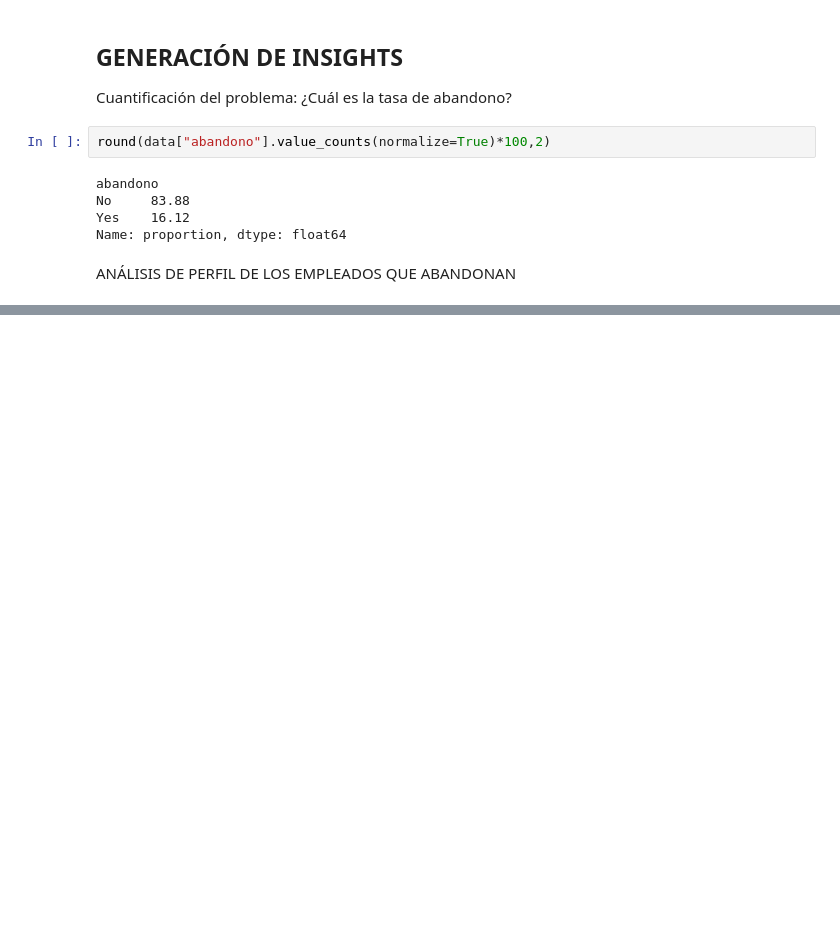
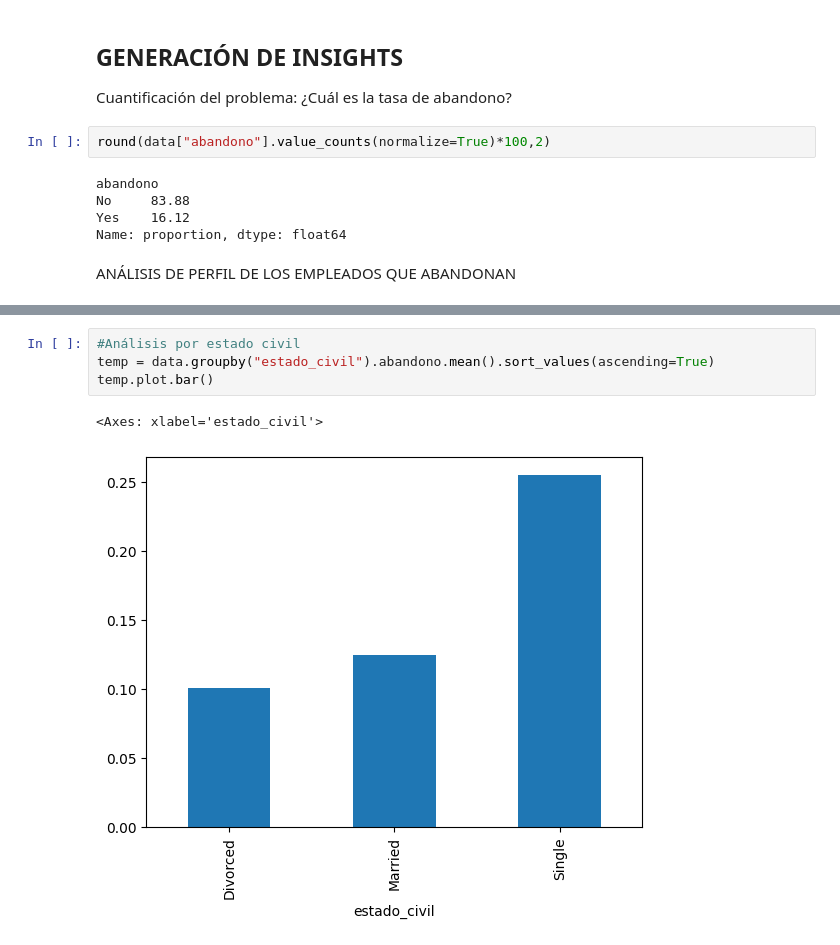
Before and after one commit to Carlos-Ernesto/Data-Science, a Jupyter notebook: DS4B/codio_personal.ipynb, the cells around one changed output, grey strips where cells are left out. Saved outputs shown, nothing was run; the diff lists cells and outputs as text; blank space fills up the shorter version.

```diff
--- a/DS4B/codio_personal.ipynb
+++ b/DS4B/codio_personal.ipynb
@@ -206,0 +197,7 @@ temp = data.groupby("educacion").abandono.mean().
+# %%
+#Análisis por estado civil
+temp = data.groupby("estado_civil").abandono.mean().sort_values(ascending=True)
+temp.plot.bar()
+# %% [output]
+<Axes: xlabel='estado_civil'>
+[figure, added]
```
Also changed, not shown: parts of 11 cells of this notebook, 1 other file.
